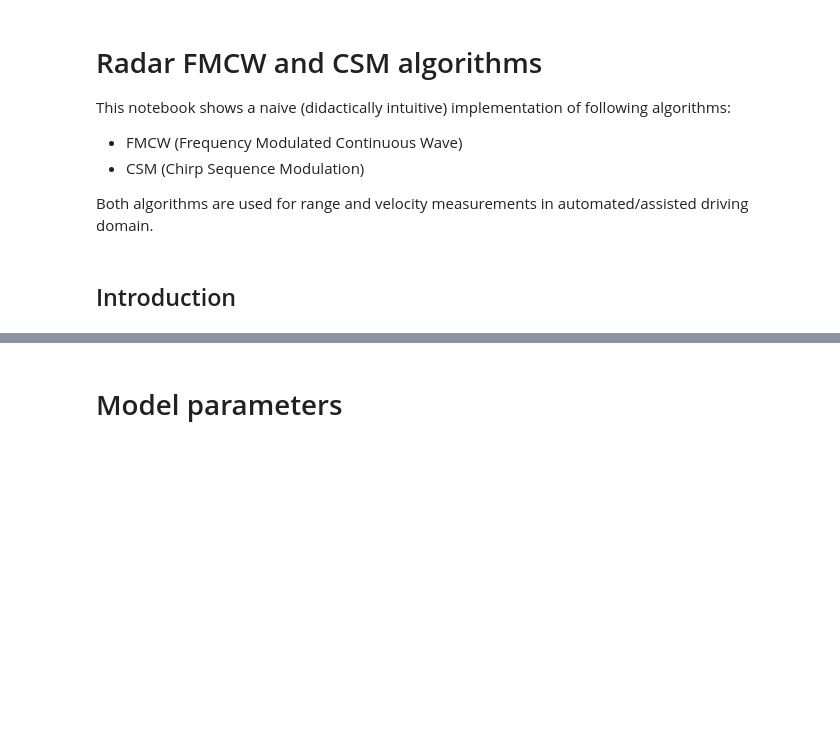
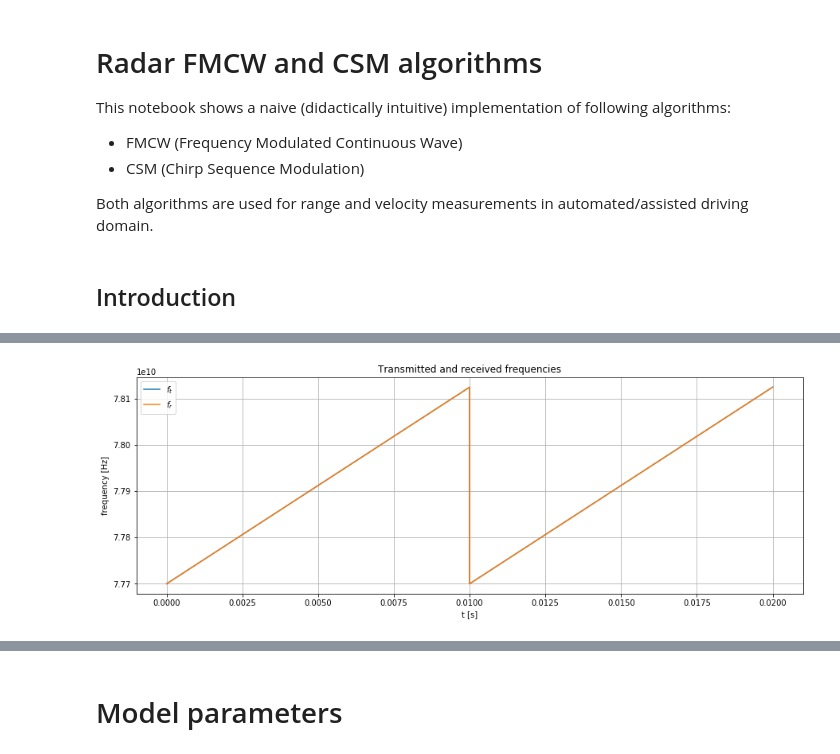
Before and after one commit to kopytjuk/python-fmcw, a Jupyter notebook: RADAR.ipynb, the cells around one changed output, grey strips where cells are left out. Cells and saved outputs as stored; diff of their text form; code cells hidden in the pictures; blank space fills up the shorter version.

```diff
--- a/RADAR.ipynb
+++ b/RADAR.ipynb
@@ -46,0 +100,3 @@ print(plt_version)
+# %%
+def f_t(t):
+    return f_0 + m_w*(t % T_ramp)
@@ -46,0 +119,19 @@ print(plt_version)
+# %%
+v = 50/3.6 # 50km/h
+r = 100 # 100m distance
+# %%
+def f_r(t):
+    return f_0 + m_w*(t % T_ramp - 2*r/c) - 2*v*f_0/c
+# %%
+t = np.arange(0, 2*T_ramp, 1e-8)
+# %%
+plt.figure(figsize=(15,5))
+plt.plot(t, f_t(t), label="$f_t$")
+plt.plot(t, f_r(t), label="$f_r$")
+plt.legend()
+plt.xlabel("t [s]")
+plt.ylabel("frequency [Hz]")
+plt.title("Transmitted and received frequencies")
+plt.grid();
+# %% [output]
+[figure, added]
```
Also changed, not shown: parts of 26 cells of this notebook.
